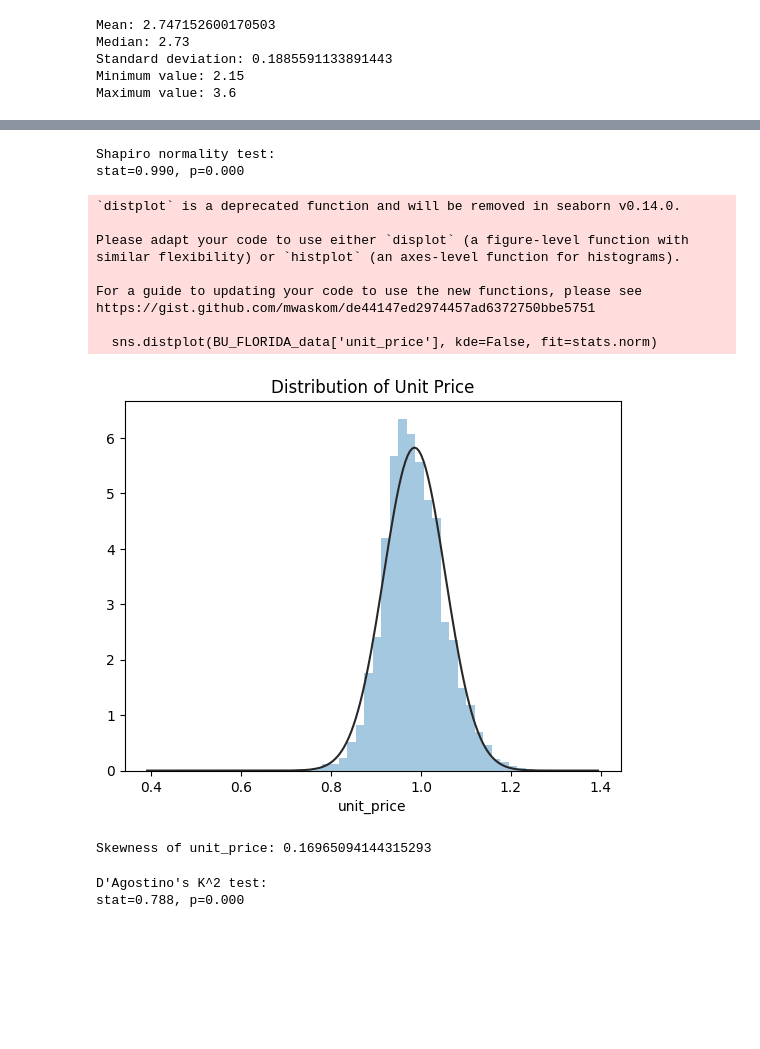
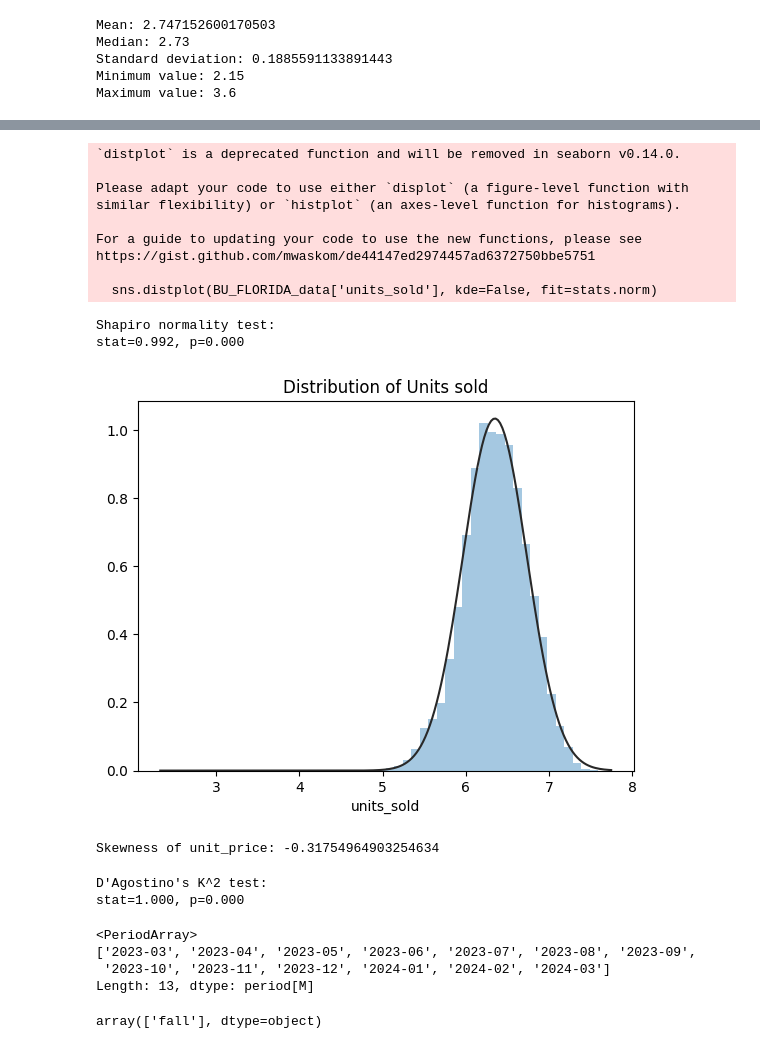
Before and after one commit to MariamAmmar/6644_Final_Project, a Jupyter notebook: BU_Florida.ipynb, the cells around one changed output, grey strips where cells are left out. Drawn from its saved outputs; the diff is of its cells as text; code cells hidden in the pictures; blank space fills up the shorter version.

```diff
--- a/BU_Florida.ipynb
+++ b/BU_Florida.ipynb
@@ -535,49 +535,49 @@ Optimal unit_price for maximizing gross_margin: 2.80
 # %%
 #https://statisticsbyjim.com/basics/skewed-distribution/
 # %%
-# prompt: transform BU_FLORIDA_data['unit_price'] into natural logarithm
+# prompt: transform BU_FLORIDA_data['units_sold'] into natural logarithm
 
-BU_FLORIDA_data['unit_price'] = np.log(BU_FLORIDA_data['unit_price'])
+BU_FLORIDA_data['units_sold'] = np.log(BU_FLORIDA_data['units_sold'])
 # %%
-# prompt: check normality with Shapiro normality test
+# check normality with Shapiro normality test
 
 import scipy.stats as stats
 
-stat, p = stats.shapiro(BU_FLORIDA_data['unit_price'])
+stat, p = stats.shapiro(BU_FLORIDA_data['units_sold'])
 print('Shapiro normality test:')
 print('stat=%.3f, p=%.3f' % (stat, p))
 
 # Check normality for unit_price
-sns.distplot(BU_FLORIDA_data['unit_price'], kde=False, fit=stats.norm)
-plt.title('Distribution of Unit Price')
+sns.distplot(BU_FLORIDA_data['units_sold'], kde=False, fit=stats.norm)
+plt.title('Distribution of Units sold')
 plt.show()
 
 # Calculate the skewness of unit_price
-skewness_unit_price = BU_FLORIDA_data['unit_price'].skew()
+skewness_units_sold = BU_FLORIDA_data['units_sold'].skew()
 # Print the skewness values
-print(f"Skewness of unit_price: {skewness_unit_price}")
+print(f"Skewness of unit_price: {skewness_units_sold}")
 # %% [output]
-Shapiro normality test:
-stat=0.990, p=0.000
+`distplot` is a deprecated function and will be removed in seaborn v0.14.0.
+
+Please adapt your code to use either `displot` (a figure-level function with
+similar flexibility) or `histplot` (an axes-level function for histograms).
+
+For a guide to updating your code to use the new functions, please see
+https://gist.github.com/mwaskom/de44147ed2974457ad6372750bbe5751
+
+  sns.distplot(BU_FLORIDA_data['units_sold'], kde=False, fit=stats.norm)
-`distplot` is a deprecated function and will be removed in seaborn v0.14.0.
-
-Please adapt your code to use either `displot` (a figure-level function with
-similar flexibility) or `histplot` (an axes-level function for histograms).
-
-For a guide to updating your code to use the new functions, please see
-https://gist.github.com/mwaskom/de44147ed2974457ad6372750bbe5751
-
-  sns.distplot(BU_FLORIDA_data['unit_price'], kde=False, fit=stats.norm)
+Shapiro normality test:
+stat=0.992, p=0.000
-[figure, old version]
+[figure, new version]
-Skewness of unit_price: 0.16965094144315293
+Skewness of unit_price: -0.31754964903254634
 # %%
 
 # Perform a D'Agostino's K^2 test for normality
-stat, p = stats.kstest(BU_FLORIDA_data['unit_price'], 'norm')
+stat, p = stats.kstest(BU_FLORIDA_data['units_sold'], 'norm')
 
 # Print the results
 print('D\'Agostino\'s K^2 test:')
 print('stat=%.3f, p=%.3f' % (stat, p))
 # %% [output]
 D'Agostino's K^2 test:
-stat=0.788, p=0.000
+stat=1.000, p=0.000
@@ -583,0 +599,7 @@ stat=0.788, p=0.000
+# %%
+BU_FLORIDA_data['month'].unique()
+# %% [output]
+<PeriodArray>
+['2023-03', '2023-04', '2023-05', '2023-06', '2023-07', '2023-08', '2023-09',
+ '2023-10', '2023-11', '2023-12', '2024-01', '2024-02', '2024-03']
+Length: 13, dtype: period[M]
@@ -583,0 +609,6 @@ stat=0.788, p=0.000
+# %%
+# prompt: unique value BU_FLORIDA_data['season']
+
+BU_FLORIDA_data['season'].unique()
+# %% [output]
+array(['fall'], dtype=object)
```
Also changed, not shown: parts of 11 cells of this notebook.
